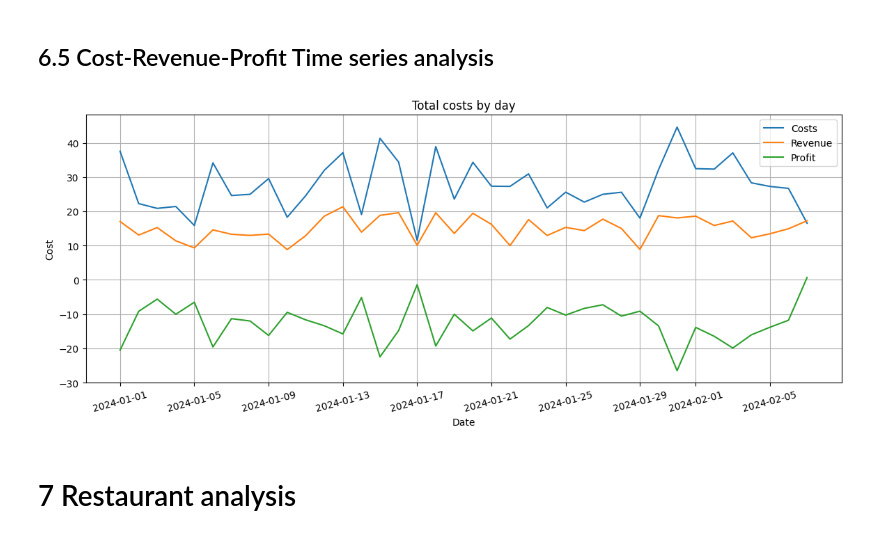
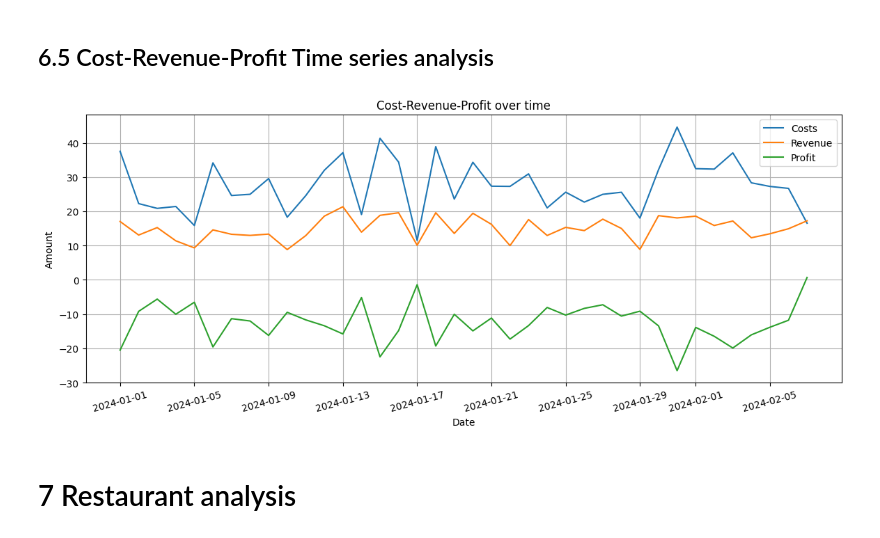
Before and after one commit to HSVI/Food-Delivery-Analysis, a Jupyter notebook: Analysis.ipynb, the cells around one changed output. Cells and saved outputs as stored; diff of their text form; code cells hidden in the pictures.

Commit message:
timeseries chart edit

```diff
--- a/Analysis.ipynb
+++ b/Analysis.ipynb
@@ -207,32 +207,32 @@ df["Order Date and Time"] = pd.to_datetime(df["Order Date and Time"])
 # %%
 df["Order Date"] = df["Order Date and Time"].dt.date
 
 cost_by_date = df.groupby("Order Date")["Total Cost"].sum().reset_index()
 
 revenue_by_date = df.groupby("Order Date")["Revenue"].sum().reset_index()
 
 profit_by_date = df.groupby("Order Date")["Profit"].sum().reset_index()
 
 
 
 plt.figure(figsize=(14, 5))
 plt.xticks(rotation=15)
 
 plt.plot(cost_by_date["Order Date"], cost_by_date["Total Cost"], label="Costs")
 
 plt.plot(revenue_by_date["Order Date"], revenue_by_date["Revenue"], label="Revenue")
 
 plt.plot(profit_by_date["Order Date"], profit_by_date["Profit"], label="Profit")
 
 
-plt.title('Total costs by day')
+plt.title('Cost-Revenue-Profit over time')
 plt.xlabel('Date')
-plt.ylabel('Cost')
+plt.ylabel('Amount')
 plt.grid(True)
 plt.legend(loc="upper right")
 plt.show()
 # %% [output]
-[figure, old version]
+[figure, new version]
 # %% [markdown]
 # 7 Restaurant analysis
 # %% [markdown]
```
